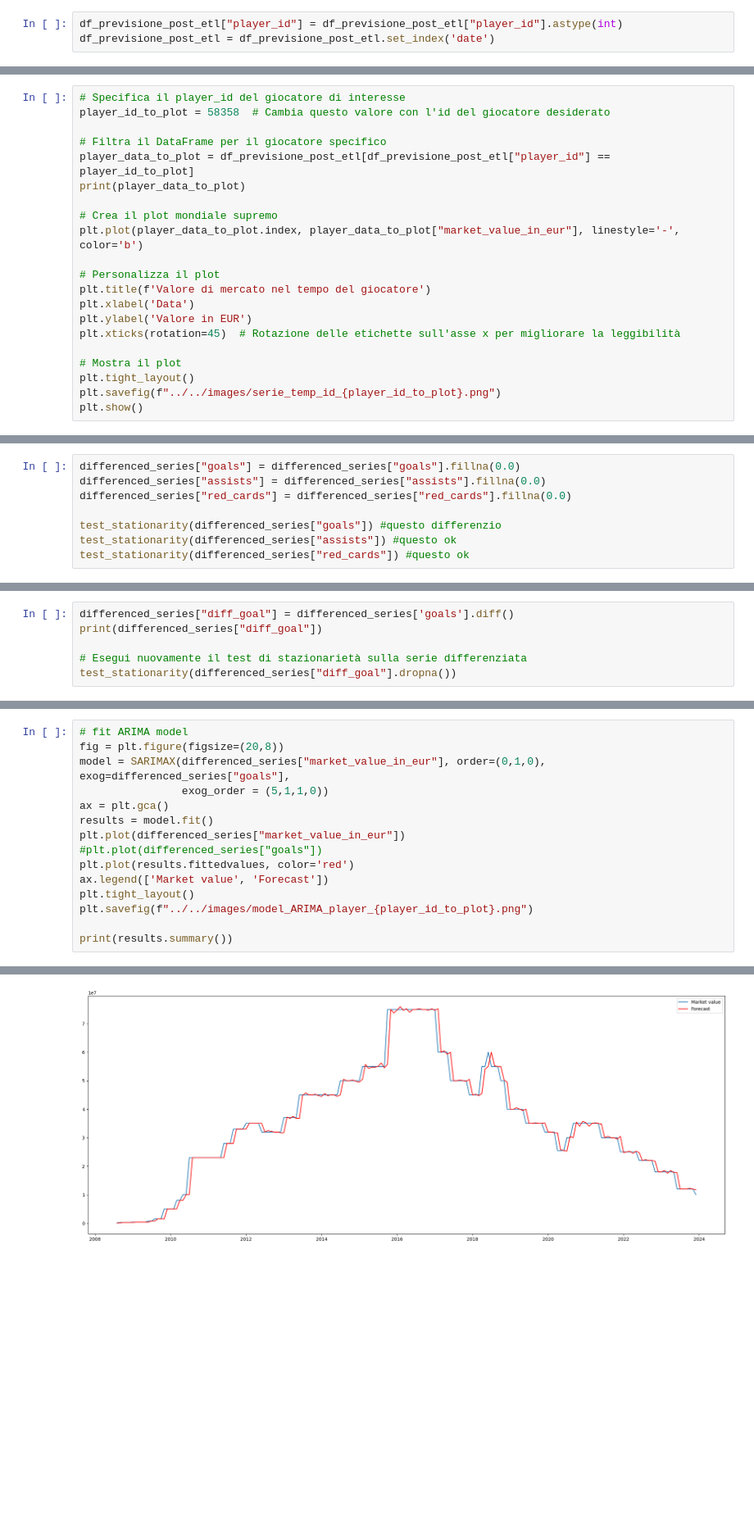
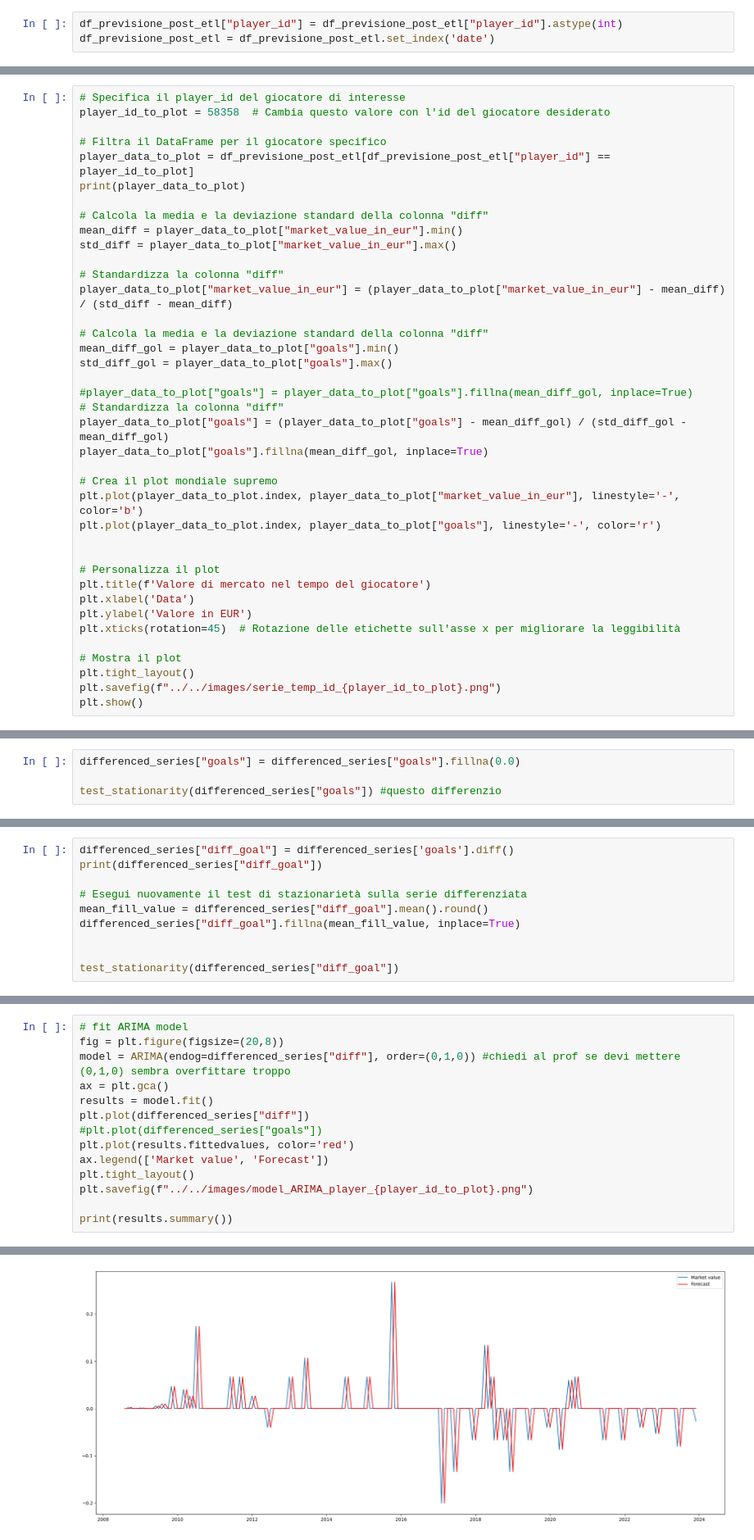
Before and after one commit to MikDR/DataScience-Python, a Jupyter notebook: codice/serie_temp/serie_per_giocatore.ipynb, the cells around one changed output, grey strips where cells are left out. Shown at 82% size. Drawn from its saved outputs; the diff is of its cells as text; blank space fills up the shorter version.

Commit message:
Verificare, ARIMA/ARIMAX

```diff
--- a/codice/serie_temp/serie_per_giocatore.ipynb
+++ b/codice/serie_temp/serie_per_giocatore.ipynb
@@ -191,8 +189,26 @@ player_id_to_plot = 58358  # Cambia questo valore con l'id del giocatore desider
 player_data_to_plot = df_previsione_post_etl[df_previsione_post_etl["player_id"] == player_id_to_plot]
 print(player_data_to_plot)
 
+# Calcola la media e la deviazione standard della colonna "diff"
+mean_diff = player_data_to_plot["market_value_in_eur"].min()
+std_diff = player_data_to_plot["market_value_in_eur"].max()
+
+# Standardizza la colonna "diff"
+player_data_to_plot["market_value_in_eur"] = (player_data_to_plot["market_value_in_eur"] - mean_diff) / (std_diff - mean_diff)
+
+# Calcola la media e la deviazione standard della colonna "diff"
+mean_diff_gol = player_data_to_plot["goals"].min()
+std_diff_gol = player_data_to_plot["goals"].max()
+
+#player_data_to_plot["goals"] = player_data_to_plot["goals"].fillna(mean_diff_gol, inplace=True)
+# Standardizza la colonna "diff"
+player_data_to_plot["goals"] = (player_data_to_plot["goals"] - mean_diff_gol) / (std_diff_gol - mean_diff_gol)
+player_data_to_plot["goals"].fillna(mean_diff_gol, inplace=True)
+
 # Crea il plot mondiale supremo
 plt.plot(player_data_to_plot.index, player_data_to_plot["market_value_in_eur"], linestyle='-', color='b')
+plt.plot(player_data_to_plot.index, player_data_to_plot["goals"], linestyle='-', color='r')
+
 
 # Personalizza il plot
 plt.title(f'Valore di mercato nel tempo del giocatore')
@@ -366,12 +396,8 @@ Name: diff, Length: 185, dtype: float64
 [figure]
 # %%
 differenced_series["goals"] = differenced_series["goals"].fillna(0.0)
-differenced_series["assists"] = differenced_series["assists"].fillna(0.0)
-differenced_series["red_cards"] = differenced_series["red_cards"].fillna(0.0)
 
 test_stationarity(differenced_series["goals"]) #questo differenzio
-test_stationarity(differenced_series["assists"]) #questo ok
-test_stationarity(differenced_series["red_cards"]) #questo ok
 # %% [output]
 Test Statistic           -1.992704
 p-value                   0.289781
@@ -410,6 +417,10 @@ differenced_series["diff_goal"] = differenced_series['goals'].diff()
 print(differenced_series["diff_goal"])
 
 # Esegui nuovamente il test di stazionarietà sulla serie differenziata
-test_stationarity(differenced_series["diff_goal"].dropna())
+mean_fill_value = differenced_series["diff_goal"].mean().round()
+differenced_series["diff_goal"].fillna(mean_fill_value, inplace=True)
+
+
+test_stationarity(differenced_series["diff_goal"])
 # %% [output]
 date
@@ -491,11 +479,10 @@ Name: assists, Length: 185, dtype: float64
 # %%
 # fit ARIMA model
 fig = plt.figure(figsize=(20,8))
-model = SARIMAX(differenced_series["market_value_in_eur"], order=(0,1,0), exog=differenced_series["goals"],
-                exog_order = (5,1,1,0))
+model = ARIMA(endog=differenced_series["diff"], order=(0,1,0)) #chiedi al prof se devi mettere (0,1,0) sembra overfittare troppo
 ax = plt.gca()
 results = model.fit()
-plt.plot(differenced_series["market_value_in_eur"])
+plt.plot(differenced_series["diff"])
 #plt.plot(differenced_series["goals"])
 plt.plot(results.fittedvalues, color='red')
 ax.legend(['Market value', 'Forecast'])
@@ -520,5 +507,5 @@ Covariance Type:                   opg
 ===================================================================================
 
 Warnings:
 [1] Covariance matrix calculated using the outer product of gradients (complex-step).
-[figure, old version]
+[figure, new version]
```
Also changed, not shown: parts of 15 cells of this notebook.
